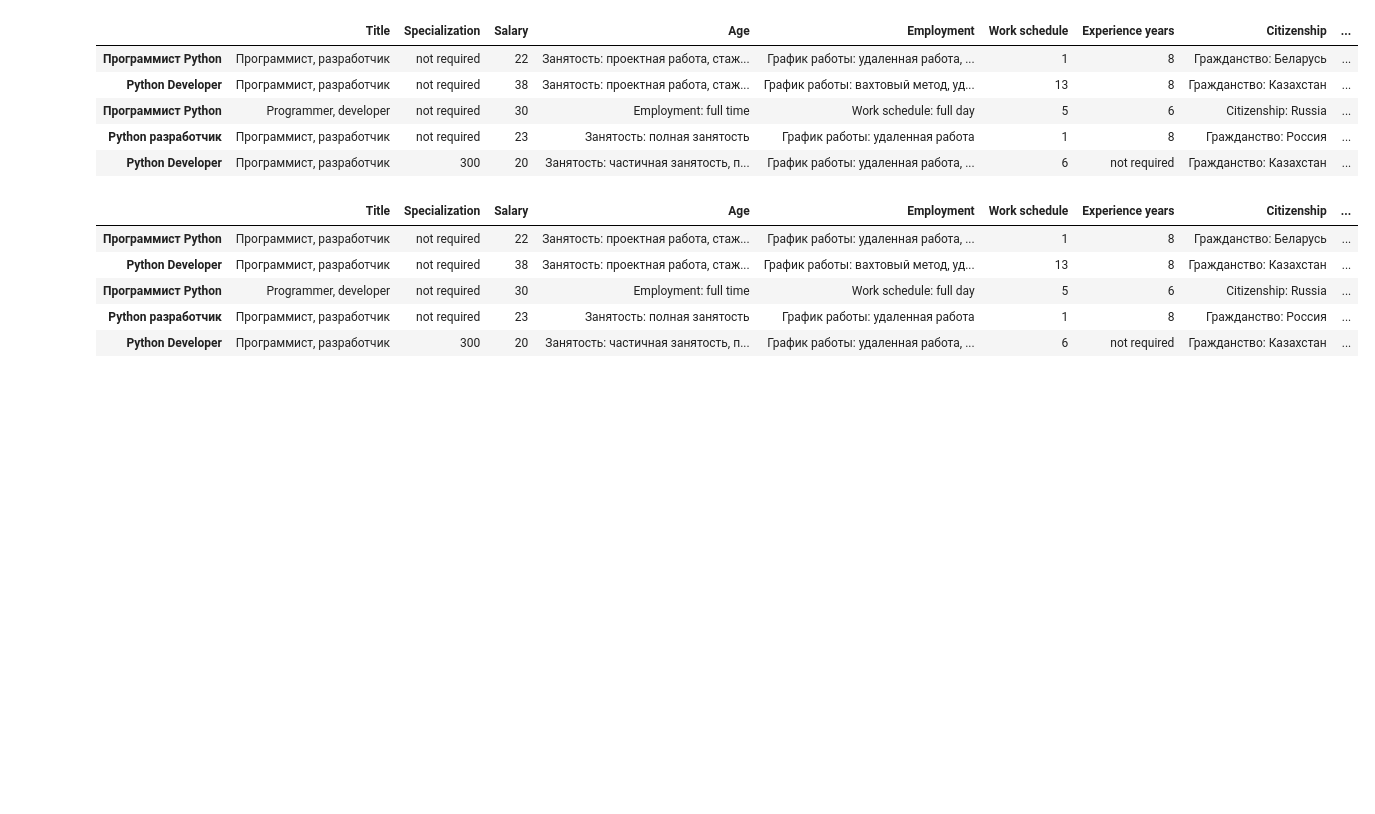
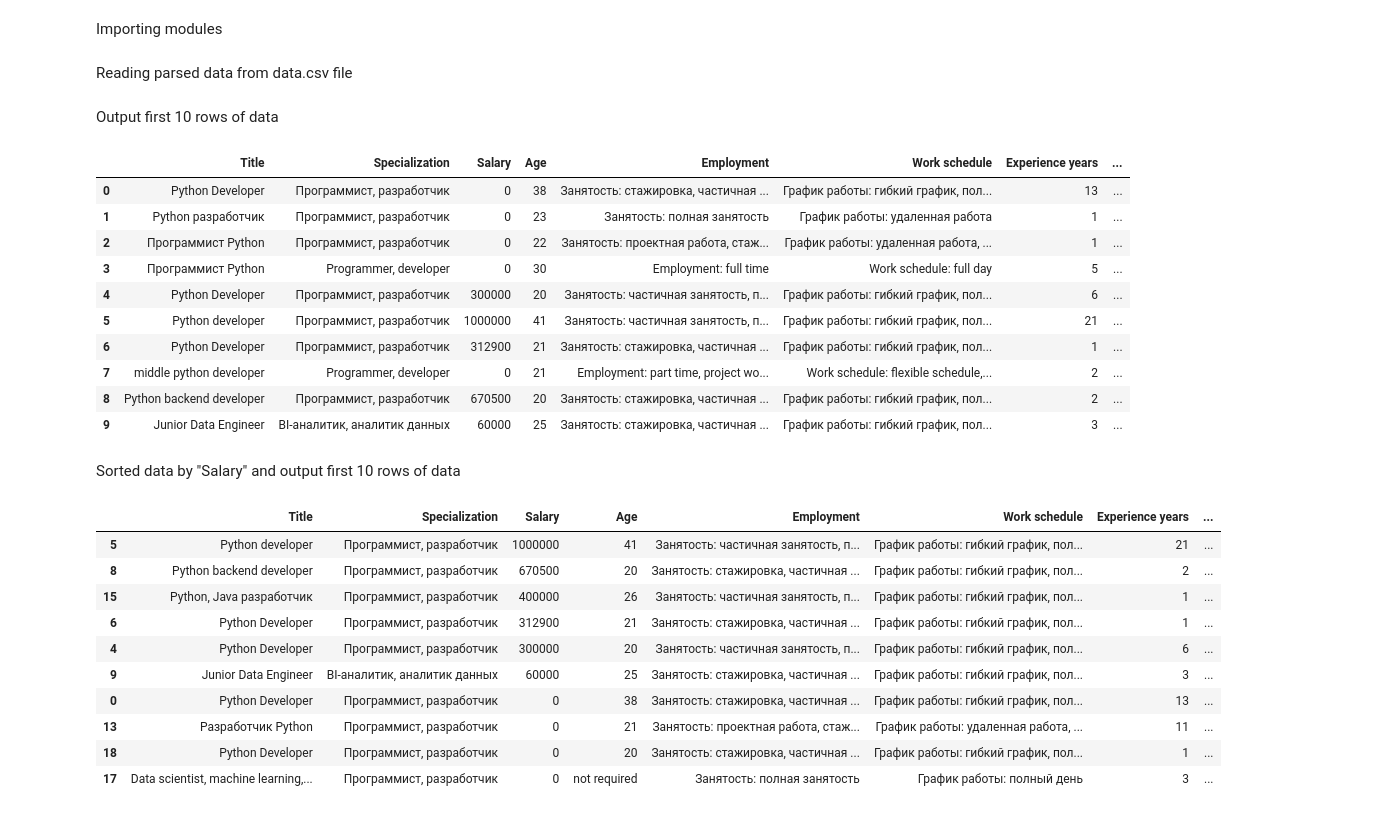
Before and after one commit to ernur768/int2_endterm, a Jupyter notebook: Analysis.ipynb, the cells around one changed output. Saved outputs shown, nothing was run; the diff lists cells and outputs as text; code cells hidden in the pictures; blank space fills up the shorter version.

```diff
--- a/Analysis.ipynb
+++ b/Analysis.ipynb
@@ -2,26 +4,43 @@
 !pip install requests
 !pip install beautifulsoup4
 !pip install pandas
+# %% [markdown]
+Importing modules
 # %%
 import pandas as pd
+# %% [markdown]
+Reading parsed data from data.csv file
 # %%
-data = pd.read_csv("data.csv")
+data = pd.read_csv("data1.csv")
+# %% [markdown]
+Output first 10 rows of data
 # %%
-data.head(5)
+data.head(10)
 # %% [output]
-|  | Title | Specialization | Salary | Age | Employment | Work schedule | Experience years | Citizenship | ... |
-| Программист Python | Программист, разработчик | not required | 22 | Занятость: проектная работа, стаж... | График работы: удаленная работа, ... | 1 | 8 | Гражданство: Беларусь | ... |
-| Python Developer | Программист, разработчик | not required | 38 | Занятость: проектная работа, стаж... | График работы: вахтовый метод, уд... | 13 | 8 | Гражданство: Казахстан | ... |
-| Программист Python | Programmer, developer | not required | 30 | Employment: full time | Work schedule: full day | 5 | 6 | Citizenship: Russia | ... |
-| Python разработчик | Программист, разработчик | not required | 23 | Занятость: полная занятость | График работы: удаленная работа | 1 | 8 | Гражданство: Россия | ... |
-| Python Developer | Программист, разработчик | 300 | 20 | Занятость: частичная занятость, п... | График работы: удаленная работа, ... | 6 | not required | Гражданство: Казахстан | ... |
+|  | Title | Specialization | Salary | Age | Employment | Work schedule | Experience years | ... |
+| 0 | Python Developer | Программист, разработчик | 0 | 38 | Занятость: стажировка, частичная ... | График работы: гибкий график, пол... | 13 | ... |
+| 1 | Python разработчик | Программист, разработчик | 0 | 23 | Занятость: полная занятость | График работы: удаленная работа | 1 | ... |
+| 2 | Программист Python | Программист, разработчик | 0 | 22 | Занятость: проектная работа, стаж... | График работы: удаленная работа, ... | 1 | ... |
+| 3 | Программист Python | Programmer, developer | 0 | 30 | Employment: full time | Work schedule: full day | 5 | ... |
+| 4 | Python Developer | Программист, разработчик | 300000 | 20 | Занятость: частичная занятость, п... | График работы: гибкий график, пол... | 6 | ... |
+| 5 | Python developer | Программист, разработчик | 1000000 | 41 | Занятость: частичная занятость, п... | График работы: гибкий график, пол... | 21 | ... |
+| 6 | Python Developer | Программист, разработчик | 312900 | 21 | Занятость: стажировка, частичная ... | График работы: гибкий график, пол... | 1 | ... |
+| 7 | middle python developer | Programmer, developer | 0 | 21 | Employment: part time, project wo... | Work schedule: flexible schedule,... | 2 | ... |
+| 8 | Python backend developer | Программист, разработчик | 670500 | 20 | Занятость: стажировка, частичная ... | График работы: гибкий график, пол... | 2 | ... |
+| 9 | Junior Data Engineer | BI-аналитик, аналитик данных | 60000 | 25 | Занятость: стажировка, частичная ... | График работы: гибкий график, пол... | 3 | ... |
+# %% [markdown]
+Sorted data by "Salary" and output first 10 rows of data
 # %%
-data.sort_values(["Salary"])
-data.head(5)
+data.sort_values(["Salary"], ascending=False).head(10)
 # %% [output]
-|  | Title | Specialization | Salary | Age | Employment | Work schedule | Experience years | Citizenship | ... |
-| Программист Python | Программист, разработчик | not required | 22 | Занятость: проектная работа, стаж... | График работы: удаленная работа, ... | 1 | 8 | Гражданство: Беларусь | ... |
-| Python Developer | Программист, разработчик | not required | 38 | Занятость: проектная работа, стаж... | График работы: вахтовый метод, уд... | 13 | 8 | Гражданство: Казахстан | ... |
-| Программист Python | Programmer, developer | not required | 30 | Employment: full time | Work schedule: full day | 5 | 6 | Citizenship: Russia | ... |
-| Python разработчик | Программист, разработчик | not required | 23 | Занятость: полная занятость | График работы: удаленная работа | 1 | 8 | Гражданство: Россия | ... |
-| Python Developer | Программист, разработчик | 300 | 20 | Занятость: частичная занятость, п... | График работы: удаленная работа, ... | 6 | not required | Гражданство: Казахстан | ... |
+|  | Title | Specialization | Salary | Age | Employment | Work schedule | Experience years | ... |
+| 5 | Python developer | Программист, разработчик | 1000000 | 41 | Занятость: частичная занятость, п... | График работы: гибкий график, пол... | 21 | ... |
+| 8 | Python backend developer | Программист, разработчик | 670500 | 20 | Занятость: стажировка, частичная ... | График работы: гибкий график, пол... | 2 | ... |
+| 15 | Python, Java разработчик | Программист, разработчик | 400000 | 26 | Занятость: частичная занятость, п... | График работы: гибкий график, пол... | 1 | ... |
+| 6 | Python Developer | Программист, разработчик | 312900 | 21 | Занятость: стажировка, частичная ... | График работы: гибкий график, пол... | 1 | ... |
+| 4 | Python Developer | Программист, разработчик | 300000 | 20 | Занятость: частичная занятость, п... | График работы: гибкий график, пол... | 6 | ... |
+| 9 | Junior Data Engineer | BI-аналитик, аналитик данных | 60000 | 25 | Занятость: стажировка, частичная ... | График работы: гибкий график, пол... | 3 | ... |
+| 0 | Python Developer | Программист, разработчик | 0 | 38 | Занятость: стажировка, частичная ... | График работы: гибкий график, пол... | 13 | ... |
+| 13 | Разработчик Python | Программист, разработчик | 0 | 21 | Занятость: проектная работа, стаж... | График работы: удаленная работа, ... | 11 | ... |
+| 18 | Python Developer | Программист, разработчик | 0 | 20 | Занятость: стажировка, частичная ... | График работы: гибкий график, пол... | 1 | ... |
+| 17 | Data scientist, machine learning,... | Программист, разработчик | 0 | not required | Занятость: полная занятость | График работы: полный день | 3 | ... |
```
Also changed, not shown: parts of 8 cells of this notebook, 4 other files.
